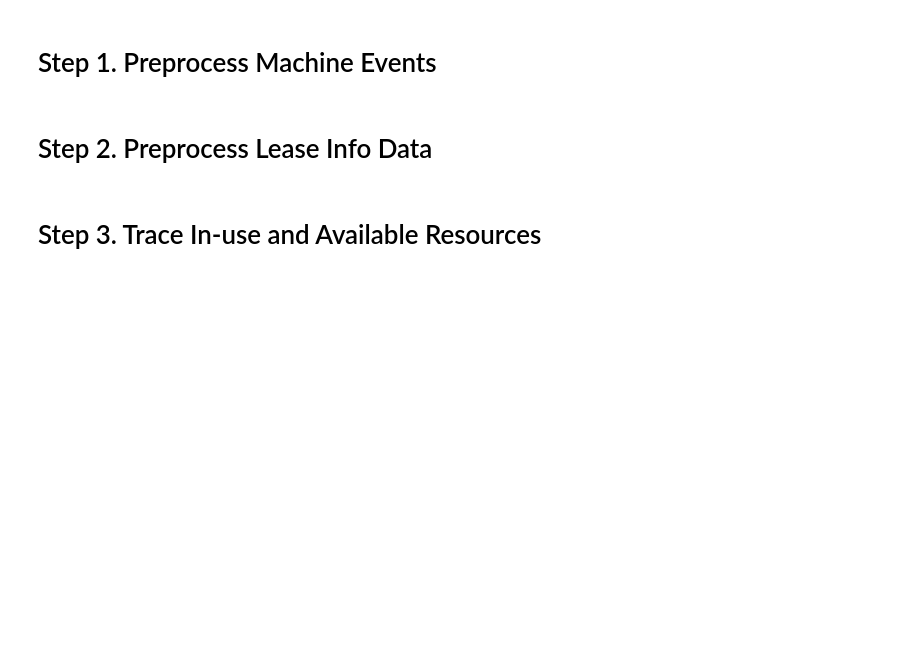
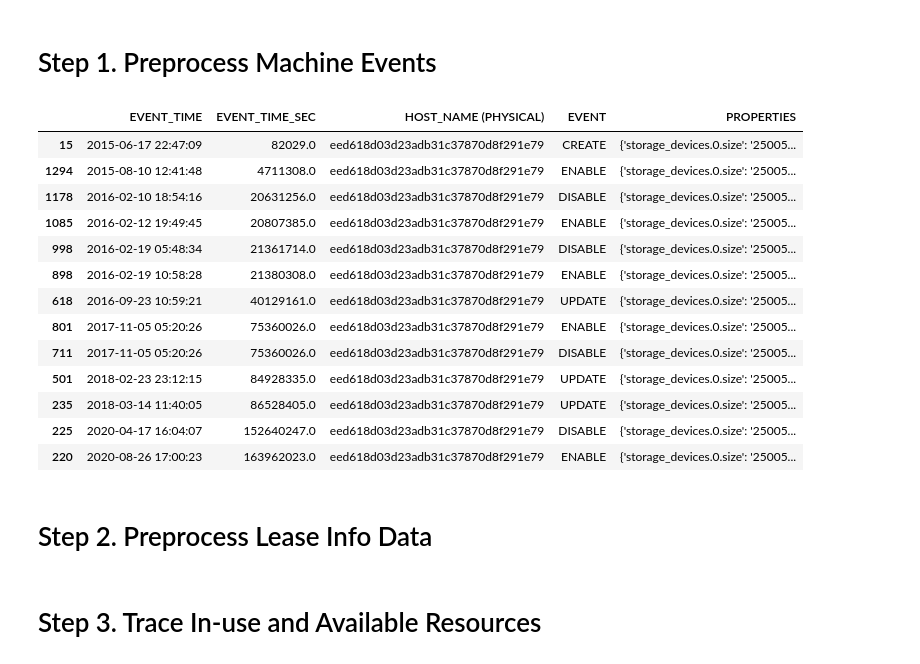
Before and after one commit to VUZhuangweiKang/CHISim, a Jupyter notebook: rsrc_usage.ipynb, the cells around one changed output. Drawn from its saved outputs; the diff is of its cells as text; code cells hidden in the pictures; blank space fills up the shorter version.

```diff
--- a/rsrc_usage.ipynb
+++ b/rsrc_usage.ipynb
@@ -18,6 +18,24 @@ ucme['EVENT_TIME'] = pd.to_datetime(ucme['EVENT_TIME'])
 taccme['EVENT_TIME'] = pd.to_datetime(taccme['EVENT_TIME'])
 ucme.sort_values(by=['EVENT_TIME'], inplace=True)
 taccme.sort_values(by=['EVENT_TIME'], inplace=True)
+# %%
+m = ucme.iloc[-1]['HOST_NAME (PHYSICAL)']
+ucme[ucme['HOST_NAME (PHYSICAL)'] == m]
+# %% [output]
+|  | EVENT_TIME | EVENT_TIME_SEC | HOST_NAME (PHYSICAL) | EVENT | PROPERTIES |
+| 15 | 2015-06-17 22:47:09 | 82029.0 | eed618d03d23adb31c37870d8f291e79 | CREATE | {'storage_devices.0.size': '25005... |
+| 1294 | 2015-08-10 12:41:48 | 4711308.0 | eed618d03d23adb31c37870d8f291e79 | ENABLE | {'storage_devices.0.size': '25005... |
+| 1178 | 2016-02-10 18:54:16 | 20631256.0 | eed618d03d23adb31c37870d8f291e79 | DISABLE | {'storage_devices.0.size': '25005... |
+| 1085 | 2016-02-12 19:49:45 | 20807385.0 | eed618d03d23adb31c37870d8f291e79 | ENABLE | {'storage_devices.0.size': '25005... |
+| 998 | 2016-02-19 05:48:34 | 21361714.0 | eed618d03d23adb31c37870d8f291e79 | DISABLE | {'storage_devices.0.size': '25005... |
+| 898 | 2016-02-19 10:58:28 | 21380308.0 | eed618d03d23adb31c37870d8f291e79 | ENABLE | {'storage_devices.0.size': '25005... |
+| 618 | 2016-09-23 10:59:21 | 40129161.0 | eed618d03d23adb31c37870d8f291e79 | UPDATE | {'storage_devices.0.size': '25005... |
+| 801 | 2017-11-05 05:20:26 | 75360026.0 | eed618d03d23adb31c37870d8f291e79 | ENABLE | {'storage_devices.0.size': '25005... |
+| 711 | 2017-11-05 05:20:26 | 75360026.0 | eed618d03d23adb31c37870d8f291e79 | DISABLE | {'storage_devices.0.size': '25005... |
+| 501 | 2018-02-23 23:12:15 | 84928335.0 | eed618d03d23adb31c37870d8f291e79 | UPDATE | {'storage_devices.0.size': '25005... |
+| 235 | 2018-03-14 11:40:05 | 86528405.0 | eed618d03d23adb31c37870d8f291e79 | UPDATE | {'storage_devices.0.size': '25005... |
+| 225 | 2020-04-17 16:04:07 | 152640247.0 | eed618d03d23adb31c37870d8f291e79 | DISABLE | {'storage_devices.0.size': '25005... |
+| 220 | 2020-08-26 17:00:23 | 163962023.0 | eed618d03d23adb31c37870d8f291e79 | ENABLE | {'storage_devices.0.size': '25005... |
 # %%
 def set_machine_type(df):
     node_types = []
```
Also changed, not shown: parts of 10 cells of this notebook, 17 other files.
